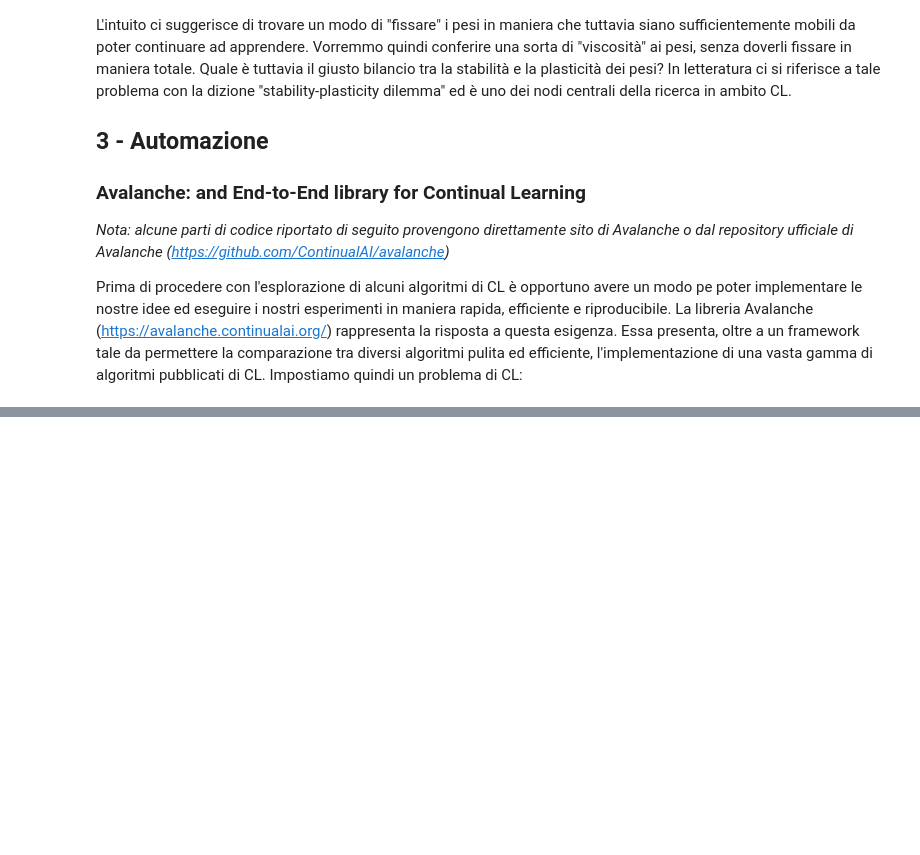
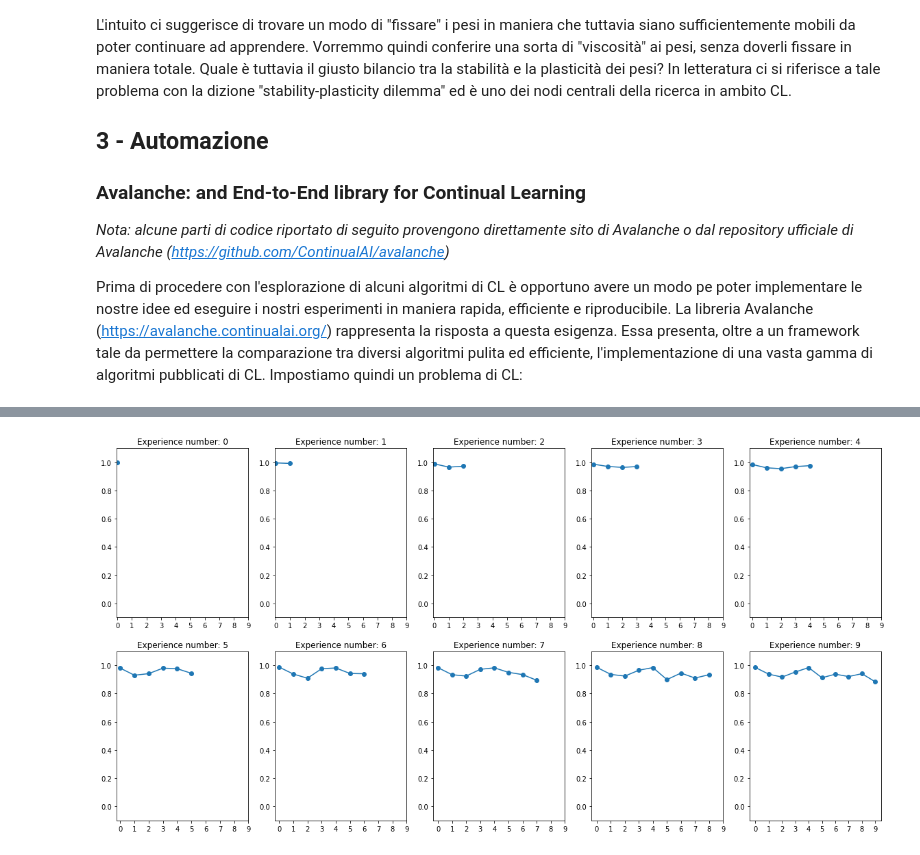
Before and after one commit to luca-bottero/CL_Introduction_Toolbox_12-04-22, a Jupyter notebook: continual_learning_introduction.ipynb, the cells around one changed output, grey strips where cells are left out. Saved outputs shown, nothing was run; the diff lists cells and outputs as text; code cells hidden in the pictures; blank space fills up the shorter version.

```diff
--- a/continual_learning_introduction.ipynb
+++ b/continual_learning_introduction.ipynb
@@ -554,0 +553,3 @@ tensor([[   0,    0,    0,    0,  605,    0,    0,  375,    0,    0],
+# %%
+keys = list(results[0].keys())
+print(keys)
@@ -554,0 +575,21 @@ tensor([[   0,    0,    0,    0,  605,    0,    0,  375,    0,    0],
+# %%
+acc_keys = [n for n in keys if n[:-1] == 'Top1_Acc_Exp/eval_phase/test_stream/Task000/Exp00']
+
+acc_matrix = []
+
+for r in results:
+    acc = [r[key] for key in acc_keys]
+    acc_matrix.append(acc)
+
+fig = plt.figure(figsize = (20,10))
+for i,r in enumerate(acc_matrix):
+  plt.subplot(2,5,i+1)
+  plt.plot(r[:i+1], 'o-')
+  plt.ylim(-0.1,1.1)
+  plt.title("Experience number: {}".format(str(i)))
+  plt.xticks(list(range(10)))
+  fig.set_facecolor('white')
+
+plt.show()
+# %% [output]
+[figure, added]
```
Also changed, not shown: parts of 22 cells of this notebook, 1 other file.
